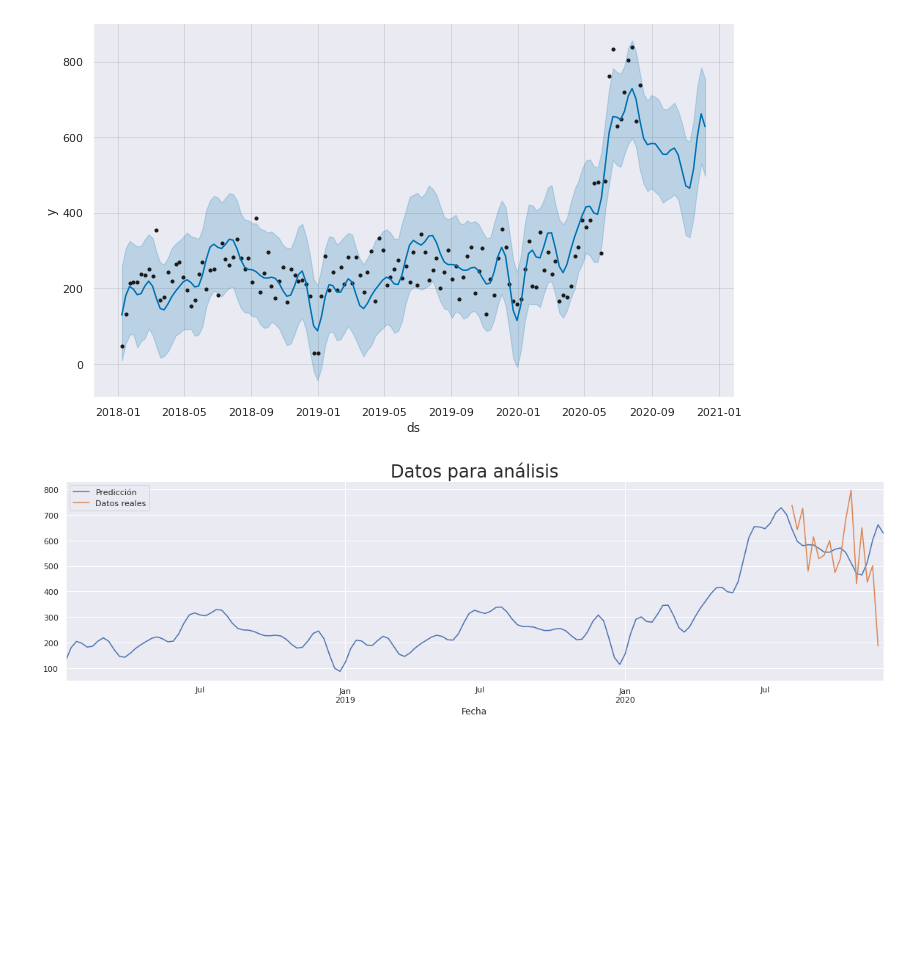
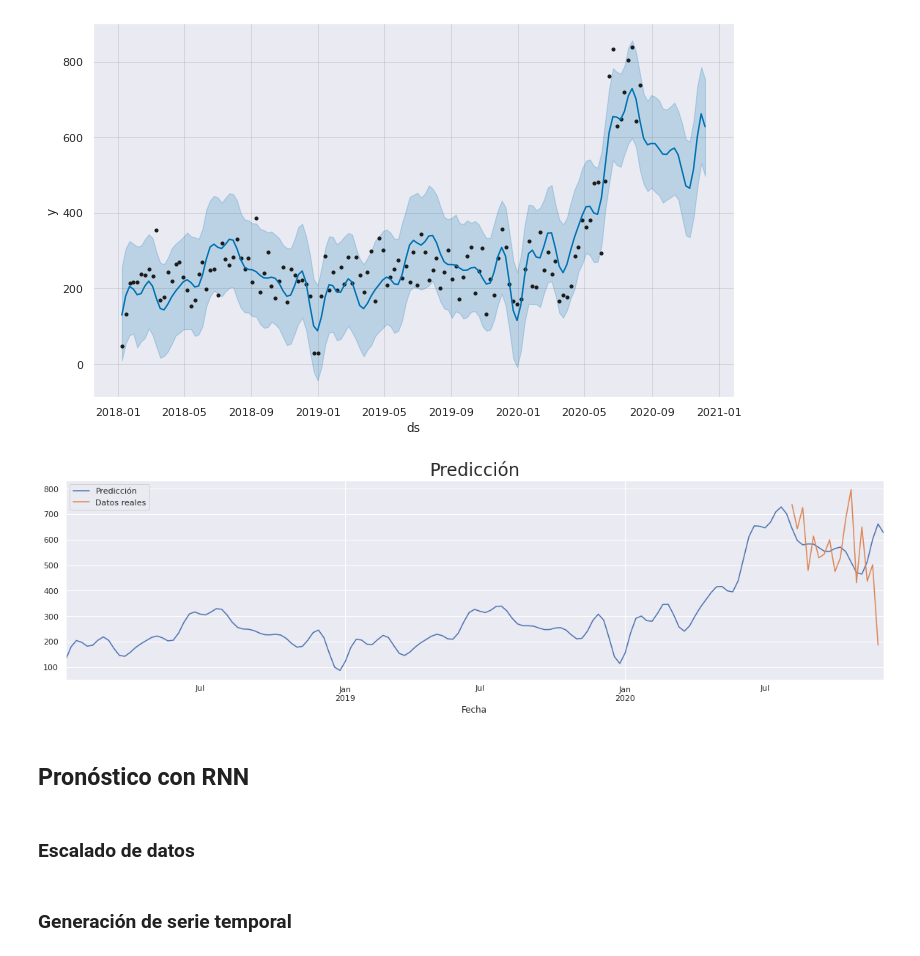
Before and after one commit to cccg8105/notebook_AD, a Jupyter notebook: Analisis/Frecuencia inscripciones/NuevasInscripciones.ipynb, the cells around one changed output. Saved outputs shown, nothing was run; the diff lists cells and outputs as text; code cells hidden in the pictures; blank space fills up the shorter version.

```diff
--- a/Analisis/Frecuencia inscripciones/NuevasInscripciones.ipynb
+++ b/Analisis/Frecuencia inscripciones/NuevasInscripciones.ipynb
@@ -190,12 +190,16 @@ multiplicativeModel.plot(forecast);
 # %%
 dfrestult = forecast[['ds', 'yhat']]
 dfrestult.columns = ['Fecha', 'analizedValue']
 dfrestult.set_index('Fecha', inplace=True, verify_integrity=True)
 
 dfrestult.analizedValue.plot(figsize = (20,5), label='Predicción')
 df_test.analizedValue.plot(figsize = (20,5), label='Datos reales')
-plt.title("Datos para análisis", size= 24)
+plt.title("Predicción", size= 24)
 plt.legend(loc='upper left')
 plt.show()
 # %% [output]
-[figure, old version]
+[figure, new version]
+# %% [markdown]
+## Pronóstico con RNN
+# %% [markdown]
+### Escalado de datos
@@ -201,0 +213,2 @@ plt.show()
+# %% [markdown]
+### Generación de serie temporal
```
Also changed, not shown: parts of 10 cells of this notebook.
